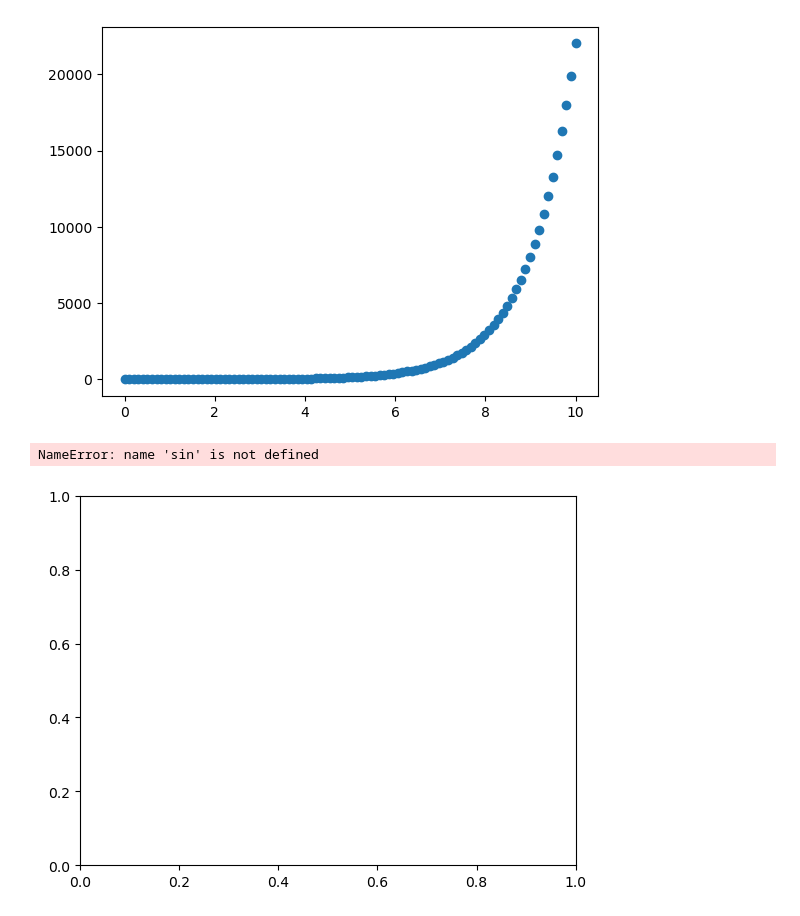
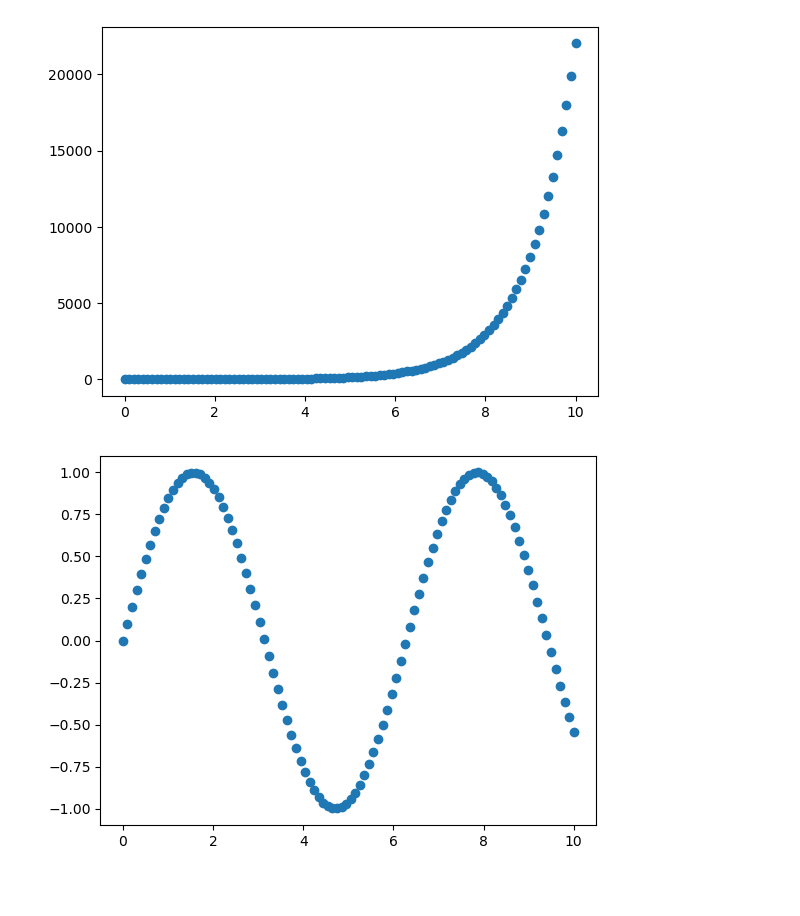
Before and after one commit to ERROR244/AI-ML-DS-Bootcamp, a Jupyter notebook: py/tutorials/T1/src/Introduction-to-Matplotlib.ipynb, the cells around one changed output. Drawn from its saved outputs; the diff is of its cells as text; code cells hidden in the pictures; blank space fills up the shorter version.

```diff
--- a/py/tutorials/T1/src/Introduction-to-Matplotlib.ipynb
+++ b/py/tutorials/T1/src/Introduction-to-Matplotlib.ipynb
@@ -129,10 +129,9 @@ ax.scatter(x, np.exp(x));
 # %% [output]
 [figure]
 # %%
-# Use same data to make a hist plot
+# another scatter
 fig, ax = plt.subplots()
-ax.hist(x, np.sin(x));
+ax.scatter(x, np.sin(x));
 # %% [output]
-NameError: name 'sin' is not defined
-[figure, old version]
+[figure, new version]
 # %%
```
Also changed, not shown: parts of 30 cells of this notebook, 3 other files.
